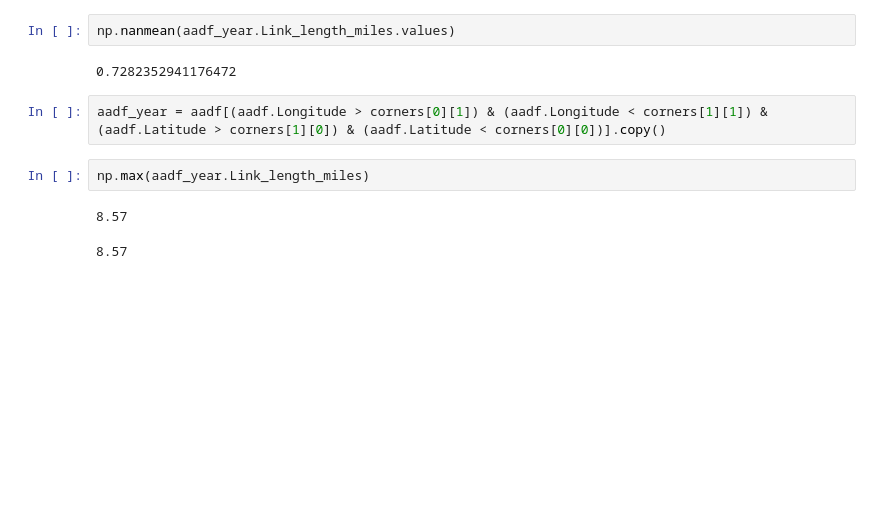
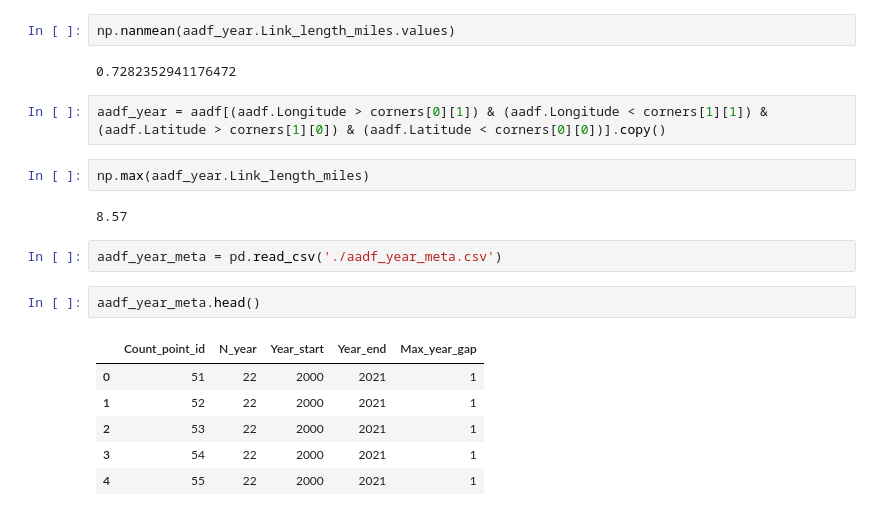
Before and after one commit to dtuthill/erdos_project, a Jupyter notebook: DataFrames/geomatch.ipynb, the cells around one changed output. Drawn from its saved outputs; the diff is of its cells as text; blank space fills up the shorter version.

Commit message:
worked on aadf london with collisions dataset

```diff
--- a/DataFrames/geomatch.ipynb
+++ b/DataFrames/geomatch.ipynb
@@ -846,5 +843,13 @@ np.max(aadf_year.Link_length_miles)
 # %% [output]
 8.57
 # %%
+aadf_year_meta = pd.read_csv('./aadf_year_meta.csv')
-# %% [output]
-8.57
+# %%
+aadf_year_meta.head()
+# %% [output]
+|  | Count_point_id | N_year | Year_start | Year_end | Max_year_gap |
+| 0 | 51 | 22 | 2000 | 2021 | 1 |
+| 1 | 52 | 22 | 2000 | 2021 | 1 |
+| 2 | 53 | 22 | 2000 | 2021 | 1 |
+| 3 | 54 | 22 | 2000 | 2021 | 1 |
+| 4 | 55 | 22 | 2000 | 2021 | 1 |
```
Also changed, not shown: parts of 3 cells of this notebook, 2 other files.
